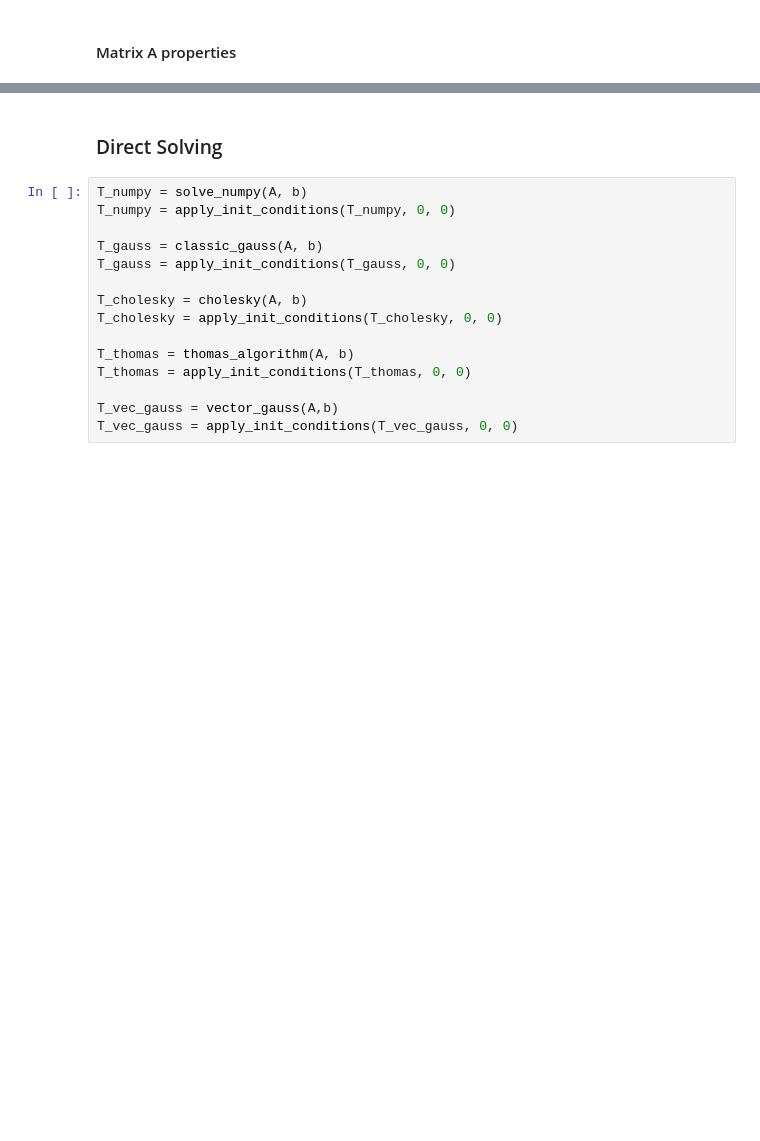
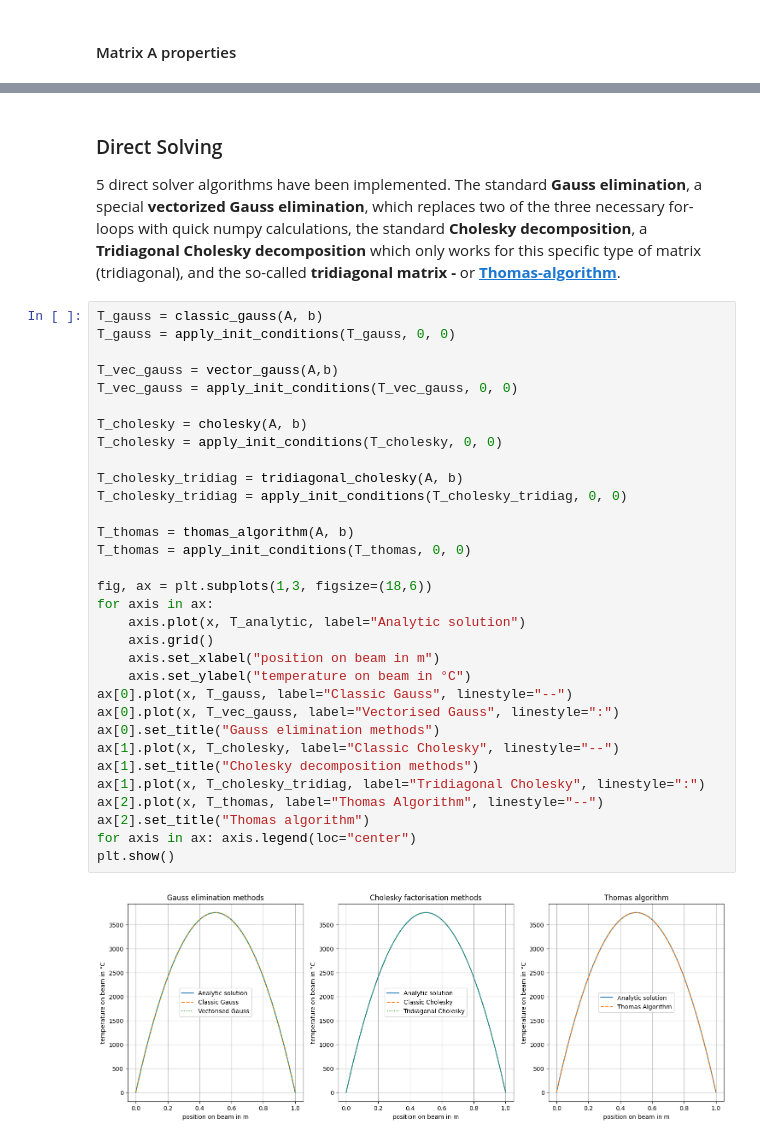
Before and after one commit to ajayhanssen/ThermalBar, a Jupyter notebook: thermalBar.ipynb, the cells around one changed output, grey strips where cells are left out. Saved outputs shown, nothing was run; the diff lists cells and outputs as text; blank space fills up the shorter version.

```diff
--- a/thermalBar.ipynb
+++ b/thermalBar.ipynb
@@ -331,17 +341,37 @@ Condition number: 100915.63752598783
 # %% [markdown]
 ### Direct Solving
+5 direct solver algorithms have been implemented. The standard **Gauss elimination**, a special **vectorized Gauss elimination**, which replaces two of the three necessary for-loops with quick numpy calculations, the standard **Cholesky decomposition**, a **Tridiagonal Cholesky decomposition** which only works for this specific type of matrix (tridiagonal), and the so-called **tridiagonal matrix -** or **[Thomas-algorithm](https://en.wikipedia.org/wiki/Tridiagonal_matrix_algorithm)**.
 # %%
-T_numpy = solve_numpy(A, b)
-T_numpy = apply_init_conditions(T_numpy, 0, 0)
-
 T_gauss = classic_gauss(A, b)
 T_gauss = apply_init_conditions(T_gauss, 0, 0)
+
+T_vec_gauss = vector_gauss(A,b)
+T_vec_gauss = apply_init_conditions(T_vec_gauss, 0, 0)
 
 T_cholesky = cholesky(A, b)
 T_cholesky = apply_init_conditions(T_cholesky, 0, 0)
 
+T_cholesky_tridiag = tridiagonal_cholesky(A, b)
+T_cholesky_tridiag = apply_init_conditions(T_cholesky_tridiag, 0, 0)
+
 T_thomas = thomas_algorithm(A, b)
 T_thomas = apply_init_conditions(T_thomas, 0, 0)
 
-T_vec_gauss = vector_gauss(A,b)
-T_vec_gauss = apply_init_conditions(T_vec_gauss, 0, 0)
+fig, ax = plt.subplots(1,3, figsize=(18,6))
+for axis in ax:
+    axis.plot(x, T_analytic, label="Analytic solution")
+    axis.grid()
+    axis.set_xlabel("position on beam in m")
+    axis.set_ylabel("temperature on beam in °C")
+ax[0].plot(x, T_gauss, label="Classic Gauss", linestyle="--")
+ax[0].plot(x, T_vec_gauss, label="Vectorised Gauss", linestyle=":")
+ax[0].set_title("Gauss elimination methods")
+ax[1].plot(x, T_cholesky, label="Classic Cholesky", linestyle="--")
+ax[1].set_title("Cholesky decomposition methods")
+ax[1].plot(x, T_cholesky_tridiag, label="Tridiagonal Cholesky", linestyle=":")
+ax[2].plot(x, T_thomas, label="Thomas Algorithm", linestyle="--")
+ax[2].set_title("Thomas algorithm")
+for axis in ax: axis.legend(loc="center")
+plt.show()
+# %% [output]
+[figure, added]
```
Also changed, not shown: parts of 12 cells of this notebook.
